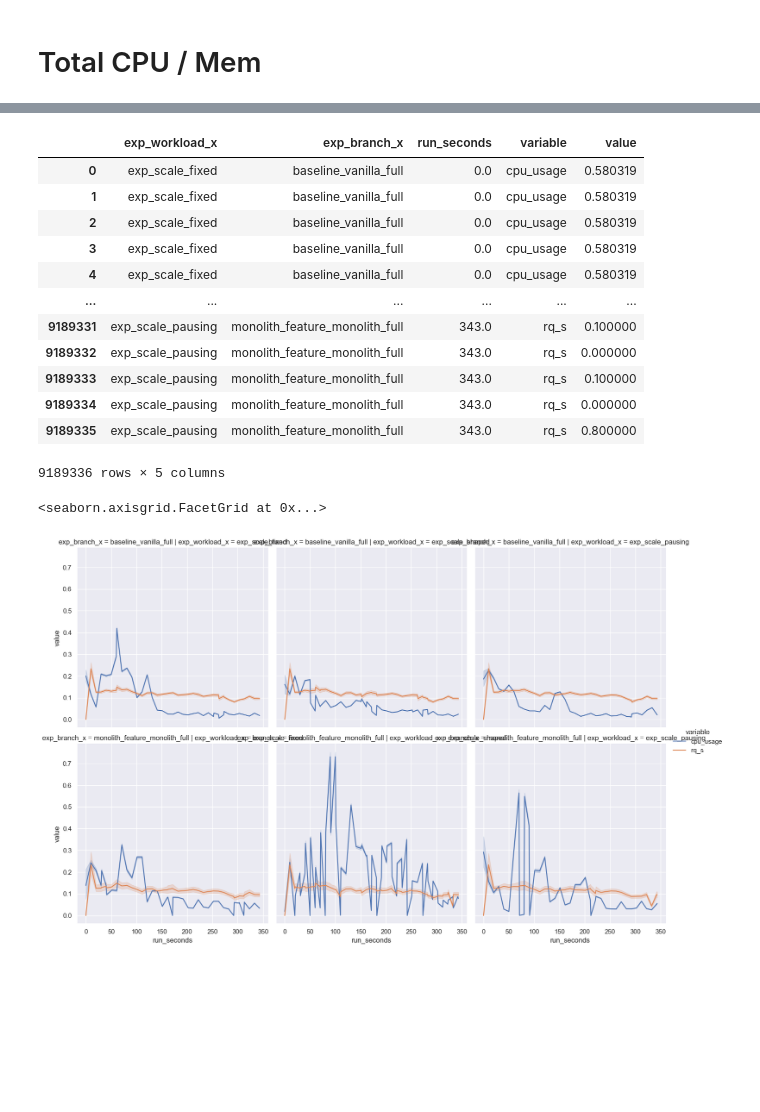
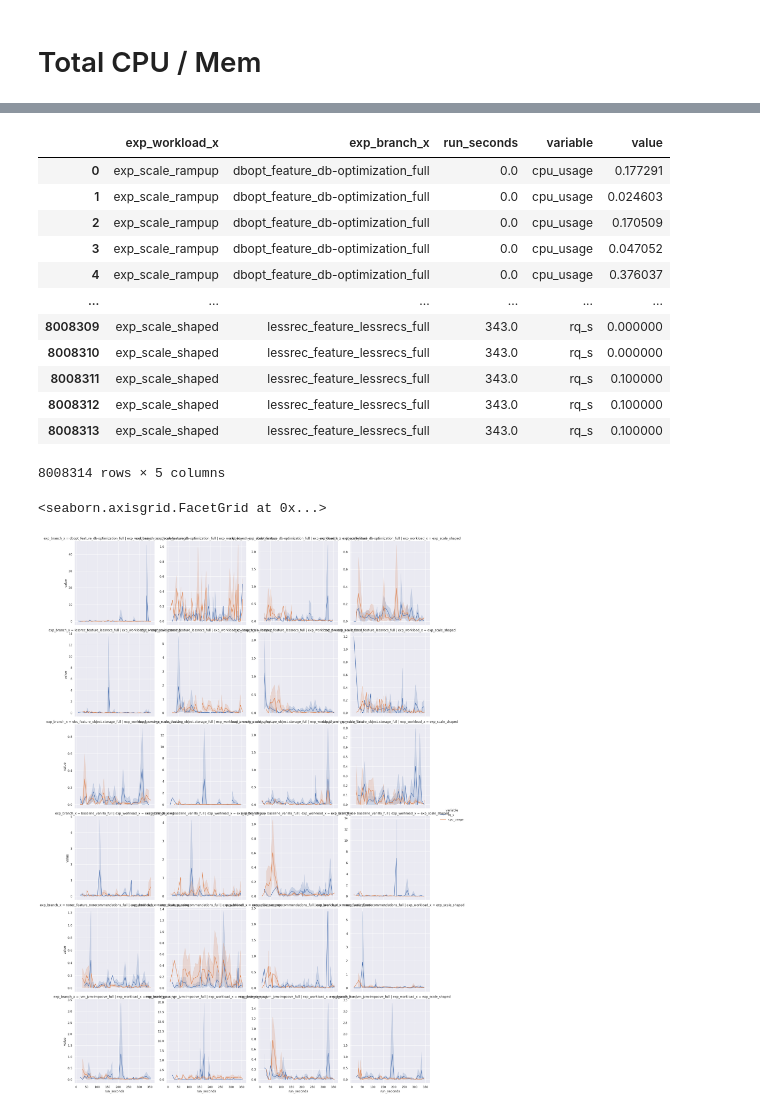
Before and after one commit to clue2-sose25/Clue2, a Jupyter notebook: eval6000.ipynb, the cells around one changed output, grey strips where cells are left out. Cells and saved outputs as stored; diff of their text form; code cells hidden in the pictures; blank space fills up the shorter version.

```diff
--- a/eval6000.ipynb
+++ b/eval6000.ipynb
@@ -16,7 +13,7 @@ sns.set_theme(rc={'figure.figsize':(12, 6)})
 # %%
 MANUAL="data/2024-06-22_11-26-02"
 KARL_LOCAL = "data/example25"
-exr = exv2.experiment_results.ExperimentResults(KARL_LOCAL, load_stats_history=True)
+exr = exv2.experiment_results.ExperimentResults("data/*", load_stats_history=True)
 
 assert("loadgenerator" not in (list(exr.pods['name'].unique())))
 assert("unkown" not in (list(exr.pods['instance'].unique())))
@@ -107,3 +139,4 @@ AttributeError: 'ExperimentResults' object has no attribute 'runs_energy'
 # %%
-exr.run_stats().merge(exr.runs_energy(), on=exv2.experiment_results.ExperimentResults.RUN_VARS)
+# exr.run_stats().merge(exr.runs_energy(), on=exv2.experiment_results.ExperimentResults.RUN_VARS)
+exr.pods_energy()
 # %% [output]
@@ -302,8 +357,8 @@ sns.relplot(
 # %%
 merged = pd.merge(
     left=exr.pods,
-    right=exr.stats_history,
-     on="run_seconds"
+    right=exr.stats_history.sample(n=100_000),
+    on="run_seconds"
     )
 
 merged
@@ -330,28 +385,29 @@ mergemelt = merged.melt(
 mergemelt
 # %% [output]
 |  | exp_workload_x | exp_branch_x | run_seconds | variable | value |
-| 0 | exp_scale_fixed | baseline_vanilla_full | 0.0 | cpu_usage | 0.580319 |
-| 1 | exp_scale_fixed | baseline_vanilla_full | 0.0 | cpu_usage | 0.580319 |
-| 2 | exp_scale_fixed | baseline_vanilla_full | 0.0 | cpu_usage | 0.580319 |
-| 3 | exp_scale_fixed | baseline_vanilla_full | 0.0 | cpu_usage | 0.580319 |
-| 4 | exp_scale_fixed | baseline_vanilla_full | 0.0 | cpu_usage | 0.580319 |
+| 0 | exp_scale_rampup | dbopt_feature_db-optimization_full | 0.0 | cpu_usage | 0.177291 |
+| 1 | exp_scale_rampup | dbopt_feature_db-optimization_full | 0.0 | cpu_usage | 0.024603 |
+| 2 | exp_scale_rampup | dbopt_feature_db-optimization_full | 0.0 | cpu_usage | 0.170509 |
+| 3 | exp_scale_rampup | dbopt_feature_db-optimization_full | 0.0 | cpu_usage | 0.047052 |
+| 4 | exp_scale_rampup | dbopt_feature_db-optimization_full | 0.0 | cpu_usage | 0.376037 |
 | ... | ... | ... | ... | ... | ... |
-| 9189331 | exp_scale_pausing | monolith_feature_monolith_full | 343.0 | rq_s | 0.100000 |
-| 9189332 | exp_scale_pausing | monolith_feature_monolith_full | 343.0 | rq_s | 0.000000 |
-| 9189333 | exp_scale_pausing | monolith_feature_monolith_full | 343.0 | rq_s | 0.100000 |
-| 9189334 | exp_scale_pausing | monolith_feature_monolith_full | 343.0 | rq_s | 0.000000 |
-| 9189335 | exp_scale_pausing | monolith_feature_monolith_full | 343.0 | rq_s | 0.800000 |
+| 8008309 | exp_scale_shaped | lessrec_feature_lessrecs_full | 343.0 | rq_s | 0.000000 |
+| 8008310 | exp_scale_shaped | lessrec_feature_lessrecs_full | 343.0 | rq_s | 0.000000 |
+| 8008311 | exp_scale_shaped | lessrec_feature_lessrecs_full | 343.0 | rq_s | 0.100000 |
+| 8008312 | exp_scale_shaped | lessrec_feature_lessrecs_full | 343.0 | rq_s | 0.100000 |
+| 8008313 | exp_scale_shaped | lessrec_feature_lessrecs_full | 343.0 | rq_s | 0.100000 |
-9189336 rows × 5 columns
+8008314 rows × 5 columns
 # %%
 sns.relplot(
     kind="line",
-    data=mergemelt,
+    data=mergemelt.sample(n=10_000),
     x="run_seconds",
     y="value",
     hue="variable",
     row="exp_branch_x",
     col="exp_workload_x",
+    facet_kws={"sharey":False},
 )
 # %% [output]
 <seaborn.axisgrid.FacetGrid at 0x...>
-[figure, old version]
+[figure, new version]
```
Also changed, not shown: parts of 21 cells of this notebook.
